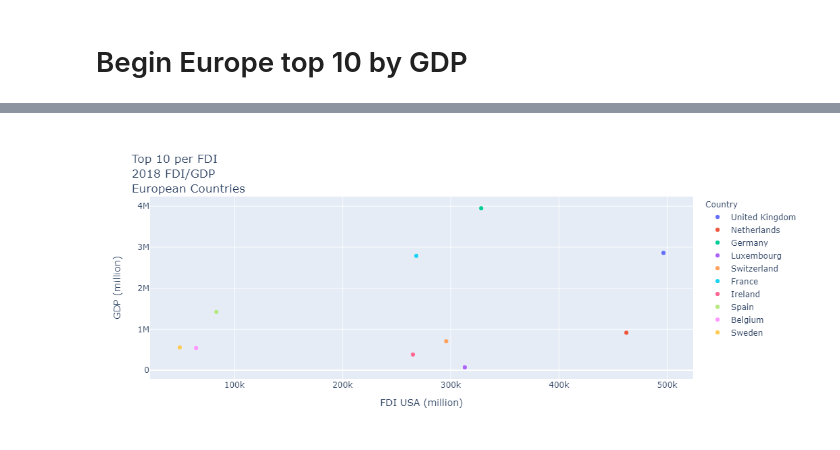
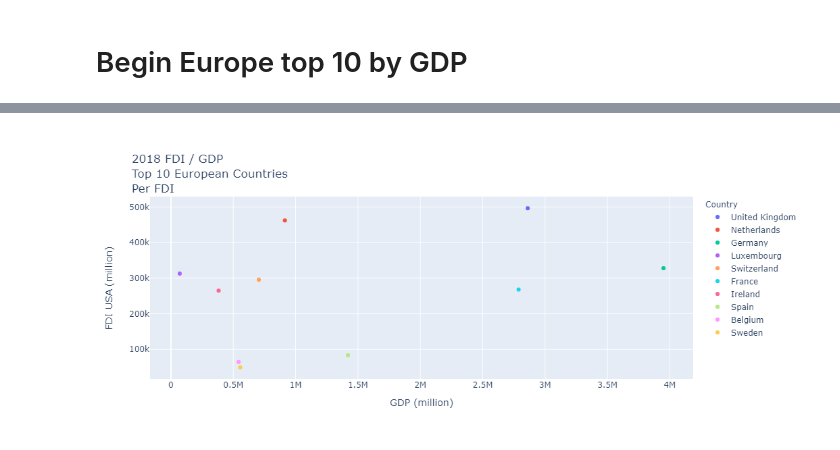
Before and after one commit to sabrinasaleh/Data_Munging_Plotting, a Jupyter notebook: europe/main-ed.ipynb, the cells around one changed output, grey strips where cells are left out. Saved outputs shown, nothing was run; the diff lists cells and outputs as text; code cells hidden in the pictures.

```diff
--- a/europe/main-ed.ipynb
+++ b/europe/main-ed.ipynb
@@ -379,16 +459,16 @@ europe_top_10_fdi_db_scatter
 # %%
 # create scatter plot showing relationship between FDI and GDP for top 10 countries
 europe_top_10_fdi_gdp_scatter = px.scatter(
     europe_top_10_format_name,
-    x="FDI USA (million)",
-    y="GDP (million)",
-    title="Top 10 per FDI<br>2018 FDI/GDP<br>European Countries",
+    x="GDP (million)",
+    y="FDI USA (million)",
+    title="2018 FDI / GDP<br>Top 10 European Countries<br>Per FDI",
     color="Country",
 )
 europe_top_10_fdi_gdp_scatter.write_image("europe_top_10_fdi_gdp_scatter.png")
 europe_top_10_fdi_gdp_scatter
 # %% [output]
-[figure, old version]
+[figure, new version]
 # %%
 # create 3D plot showing relationship between all three data points for all countries
 europe_top_10_fdi_gdp_db_3d = px.scatter_3d(
```
Also changed, not shown: parts of 13 cells of this notebook, 11 other files.
